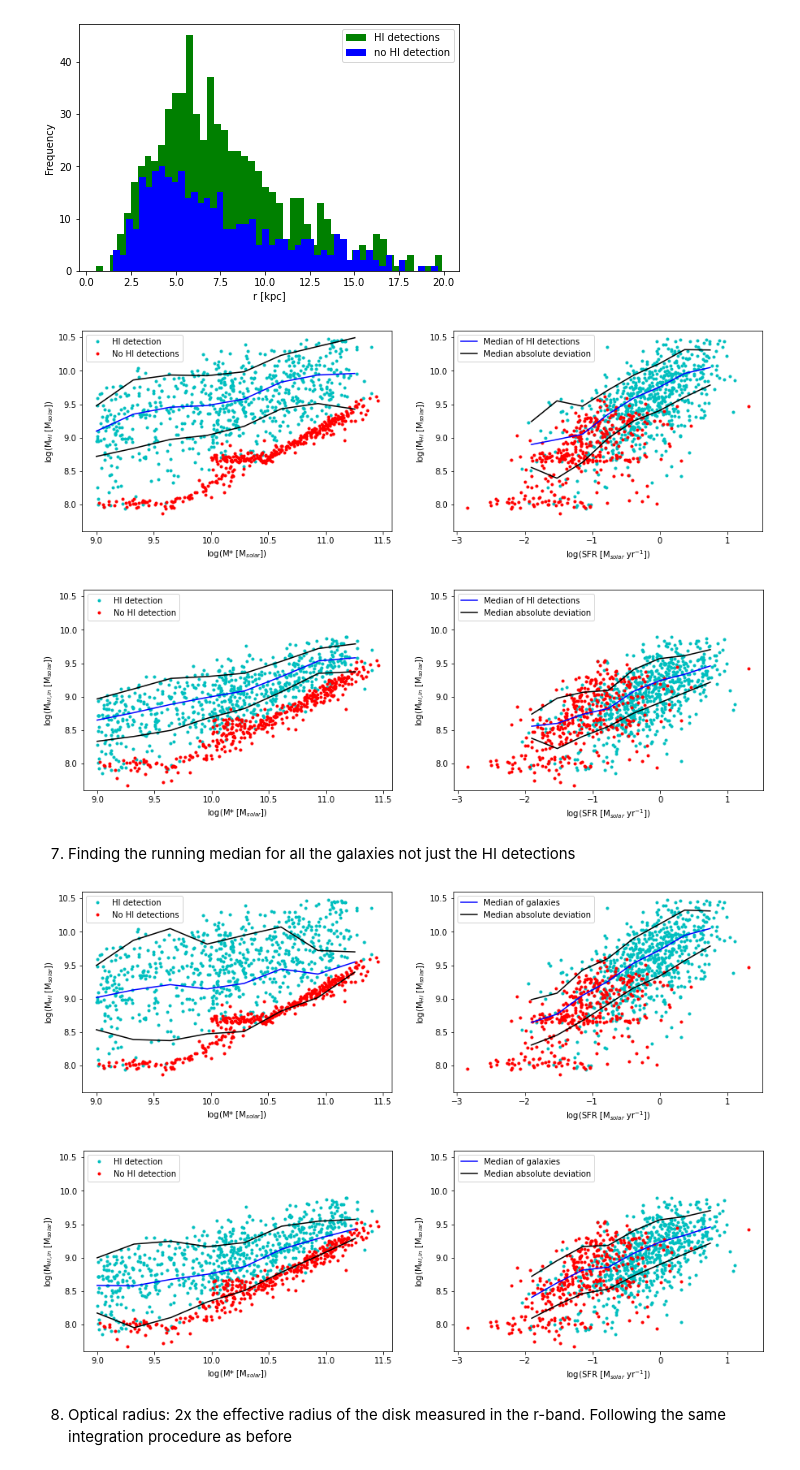
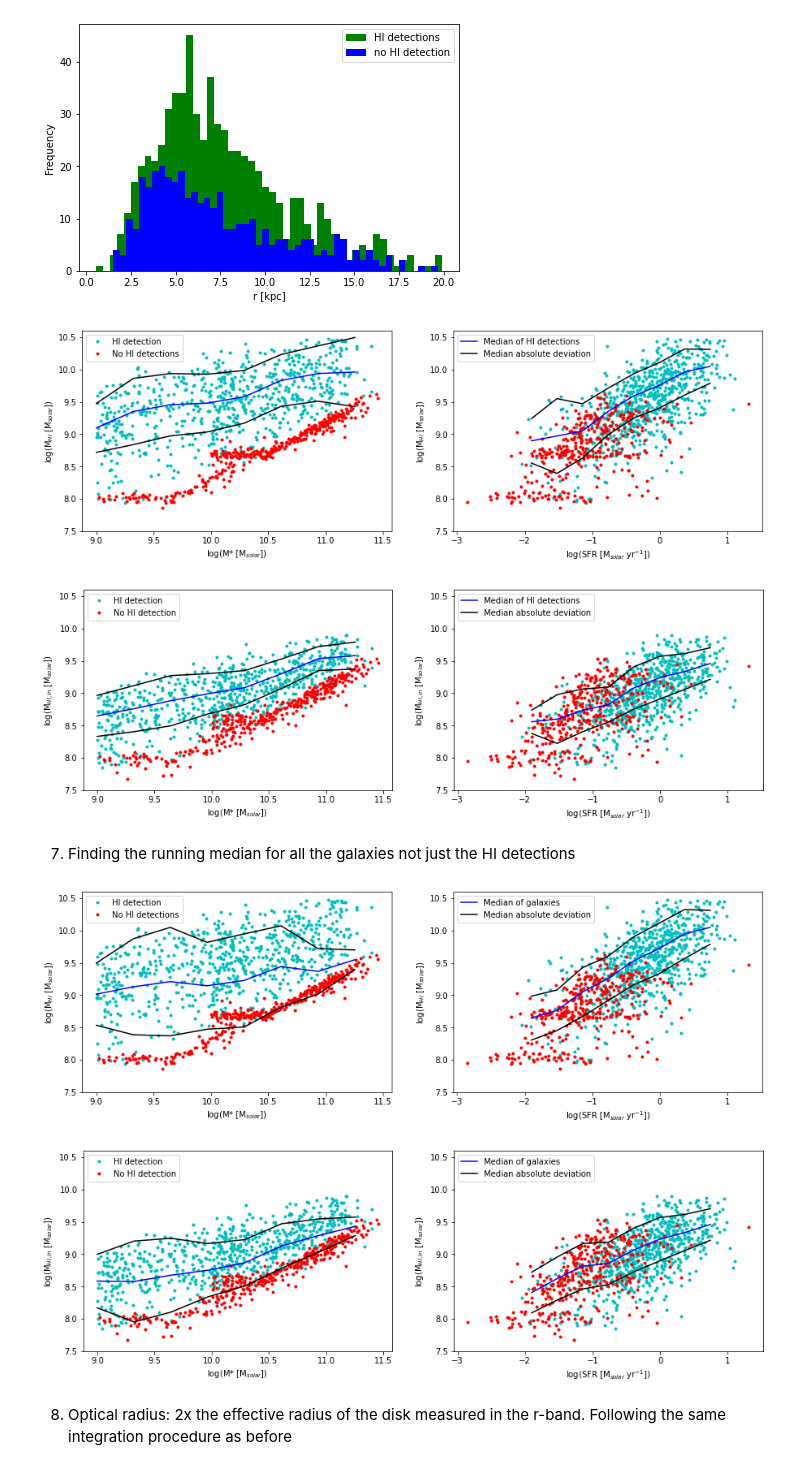
Before and after one commit to Luke-Williams-01/Luke-Williams-01, a Jupyter notebook: ICRARproject.ipynb, the cells around one changed output. Saved outputs shown, nothing was run; the diff lists cells and outputs as text; code cells hidden in the pictures.

```diff
--- a/ICRARproject.ipynb
+++ b/ICRARproject.ipynb
@@ -607,7 +607,7 @@ plt.plot(bins[:-2], nMAD1[:-2], 'k-')
 plt.xlabel('log(M* [M$_{solar}$])')
 plt.ylabel('log(M$_{HI}$ [M$_{solar}$])')
 plt.legend(loc='upper left')
-plt.ylim(7.6, 10.6);
+plt.ylim(7.5, 10.6);
 
 plt.subplot(222)
 plt.plot(np.log10(SFR_best1), lgMHI1, 'c.')
@@ -618,7 +618,7 @@ plt.plot(bins2[:-2], nMAD2[:-2], 'k-')
 plt.xlabel('log(SFR [M$_{solar}$ yr$^{-1}$])')
 plt.ylabel('log(M$_{HI}$ [M$_{solar}$])')
 plt.legend(loc='upper left')
-plt.ylim(7.6, 10.6);
+plt.ylim(7.5, 10.6);
 
 # Plotting the HI mass within the optical radius, against stellar masses and SFR
 plt.figure(figsize = (15,10))
@@ -631,7 +631,7 @@ plt.plot(INbins[:-2], INmHI1[:-2], 'b-')
 plt.plot(INbins[:-2], INpMAD1[:-2], 'k-')
 plt.plot(INbins[:-2], INnMAD1[:-2], 'k-')
 plt.legend(loc='upper left')
-plt.ylim(7.6, 10.6);
+plt.ylim(7.5, 10.6);
 
 plt.subplot(222)
 plt.plot(np.log10(SFR_best1), lgMHIpredin1, 'c.')
@@ -642,10 +642,10 @@ plt.plot(INbins2[:-2], INmHI2[:-2], 'b-', label = 'Median of HI detections')
 plt.plot(INbins2[:-2], INpMAD2[:-2], 'k-', label = 'Median absolute deviation')
 plt.plot(INbins2[:-2], INnMAD2[:-2], 'k-')
 plt.legend(loc='upper left')
-plt.ylim(7.6, 10.6);
+plt.ylim(7.5, 10.6);
 # %% [output]
-[figure, old version]
+[figure, new version]
-[figure, old version]
+[figure, new version]
 # %% [markdown]
 7) Finding the running median for all the galaxies not just the HI detections
 # %%
@@ -727,45 +727,45 @@ plt.plot(bins[:-2], nMAD1[:-2], 'k-')
 plt.xlabel('log(M* [M$_{solar}$])')
 plt.ylabel('log(M$_{HI}$ [M$_{solar}$])')
 plt.legend(loc='upper left')
-plt.ylim(7.6, 10.6);
+plt.ylim(7.5, 10.6);
 
 plt.subplot(222)
 plt.plot(np.log10(SFR_best1), lgMHI1, 'c.')
 plt.plot(np.log10(SFR_best2), lgMHI2, 'r.')
 plt.plot(bins2[:-2], mHIb[:-2], 'b-', label = 'Median of galaxies')
 plt.plot(bins2[:-2], pMAD2[:-2], 'k-', label = 'Median absolute deviation')
 plt.plot(bins2[:-2], nMAD2[:-2], 'k-')
 plt.xlabel('log(SFR [M$_{solar}$ yr$^{-1}$])')
 plt.ylabel('log(M$_{HI}$ [M$_{solar}$])')
 plt.legend(loc='upper left')
-plt.ylim(7.6, 10.6);
+plt.ylim(7.5, 10.6);
 
 # Plotting the HI mass within the optical radius, against stellar masses and SFR
 plt.figure(figsize = (15,10))
 plt.subplot(221)
 plt.plot(lgMstar1, lgMHIpredin1, 'c.', label= 'HI detection')
 plt.plot(lgMstar2, lgMHIpredin2, 'r.', label= 'No HI detection')
 plt.xlabel('log(M* [M$_{solar}$])')
 plt.ylabel('log(M$_{HI, in}$ [M$_{solar}$])')
 plt.plot(INbins[:-2], INmHI1[:-2], 'b-')
 plt.plot(INbins[:-2], INpMAD1[:-2], 'k-')
 plt.plot(INbins[:-2], INnMAD1[:-2], 'k-')
 plt.legend(loc='upper left')
-plt.ylim(7.6, 10.6);
+plt.ylim(7.5, 10.6);
 
 plt.subplot(222)
 plt.plot(np.log10(SFR_best1), lgMHIpredin1, 'c.')
 plt.plot(np.log10(SFR_best2), lgMHIpredin2, 'r.')
 plt.xlabel('log(SFR [M$_{solar}$ yr$^{-1}$])')
 plt.ylabel('log(M$_{HI, in}$ [M$_{solar}$])')
 plt.plot(INbins2[:-2], INmHI2[:-2], 'b-', label = 'Median of galaxies')
 plt.plot(INbins2[:-2], INpMAD2[:-2], 'k-', label = 'Median absolute deviation')
 plt.plot(INbins2[:-2], INnMAD2[:-2], 'k-')
 plt.legend(loc='upper left')
-plt.ylim(7.6, 10.6);
+plt.ylim(7.5, 10.6);
 # %% [output]
-[figure, old version]
+[figure, new version]
-[figure, old version]
+[figure, new version]
 # %% [markdown]
 8) Optical radius: 2x the effective radius of the disk measured in the r-band. Following the same integration procedure as before
 # %%
```
Also changed, not shown: parts of 4 cells of this notebook.
